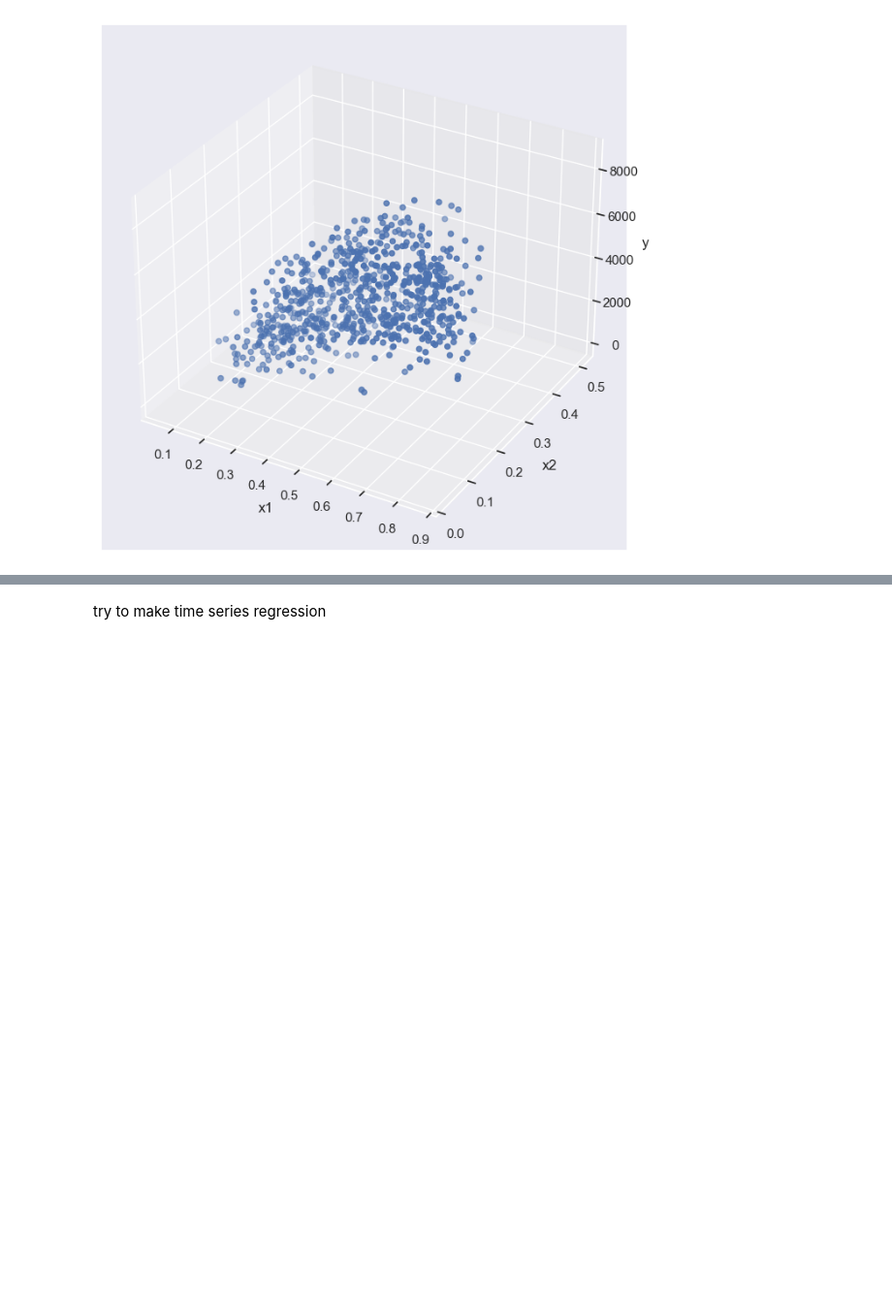
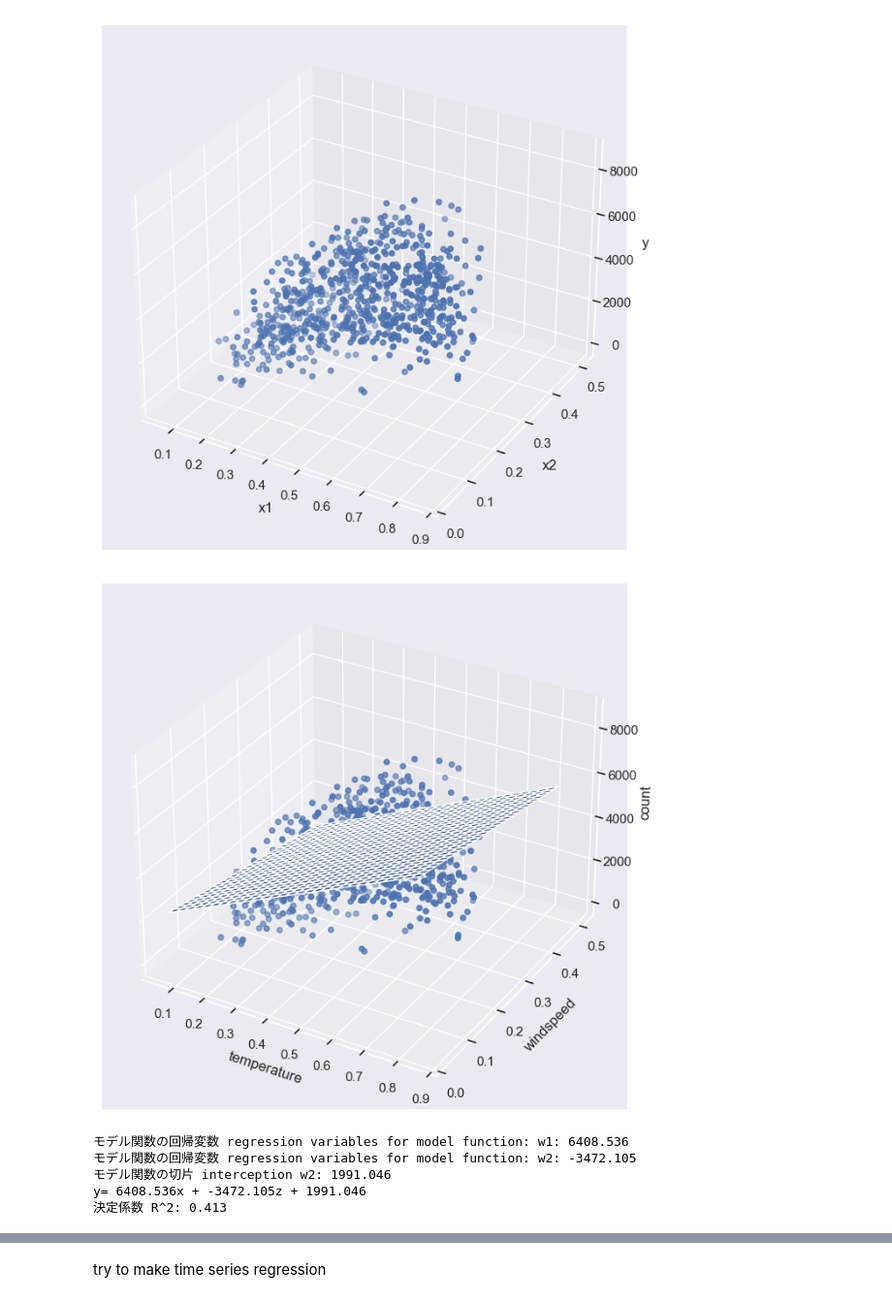
Before and after one commit to satomi26/Project-3-capital-bike-share, a Jupyter notebook: bike_linear_regression.ipynb, the cells around one changed output, grey strips where cells are left out. Shown at 97% size. Cells and saved outputs as stored; diff of their text form; code cells hidden in the pictures; blank space fills up the shorter version.

```diff
--- a/bike_linear_regression.ipynb
+++ b/bike_linear_regression.ipynb
@@ -1191,4 +1126,56 @@ ax.set_zlabel('y')
 plt.show()
 # %% [output]
 [figure]
+# %%
+# multiple regression with temp and windspeed
+
+X = df_day[["temp", "windspeed"]]
+y = df_day["cnt"]
+x1 = df_day["temp"]
+x2 = df_day["windspeed"]
+
+# 回帰分析を実行
+model_lr = LinearRegression()
+model_lr.fit(X, y)
+model_lr.coef_ # 係数
+a1, a2 = model_lr.coef_ # 係数を代入
+b = model_lr.intercept_ # 切片
+
+fig = plt.figure(figsize=(8,8))
+ax = fig.add_subplot(111, projection='3d')
+
+# 散布図とラベルの設定 scatterplot and labeling
+ax.scatter3D(x1, x2, y)
+ax.set_xlabel("x1")
+ax.set_ylabel("x2")
+ax.set_zlabel("y")
+
+colors = sns.color_palette("muted")
+# 回帰平面の描画 drawing regression plane
+mesh_x1 = np.arange(x1.min(), x1.max(), (x1.max()-x1.min())/30)
+mesh_x2 = np.arange(x2.min(), x2.max(), (x2.max()-x2.min())/30)
+mesh_x1, mesh_x2 = np.meshgrid(mesh_x1, mesh_x2)
+mesh_y = a1*mesh_x1 + a2*mesh_x2 + b
+#ax.plot_wireframe(mesh_x1, mesh_x2, mesh_y)
+ax.plot_surface(mesh_x1, mesh_x2, mesh_y)
+ax.set_xlabel('temperature')
+ax.set_ylabel('windspeed')
+ax.set_zlabel('count')
+plt.show()
+
+print('モデル関数の回帰変数 regression variables for model function: w1: %.3f' %a1)
+print('モデル関数の回帰変数 regression variables for model function: w2: %.3f' %a2)
+print('モデル関数の切片 interception w2: %.3f' %b)
+print('y= %.3fx + %.3fz + %.3f' % (a1, a2 , model_lr.intercept_))
+print('決定係数 R^2: %.3f'%model_lr.score(X, y))
+
+# I got an error, saying float object is not subscriptable. then i stopped using index numbers. then it works.
+# https://www.stechies.com/typeerror-float-object-not-subscriptable/#:~:text=This%20error%20occurs%20when%20we,are%20strings%2C%20lists%2C%20dictionaries.
+# %% [output]
+[figure, added]
+モデル関数の回帰変数 regression variables for model function: w1: 6408.536
+モデル関数の回帰変数 regression variables for model function: w2: -3472.105
+モデル関数の切片 interception w2: 1991.046
+y= 6408.536x + -3472.105z + 1991.046
+決定係数 R^2: 0.413
 # %%
```
Also changed, not shown: parts of 16 cells of this notebook.
